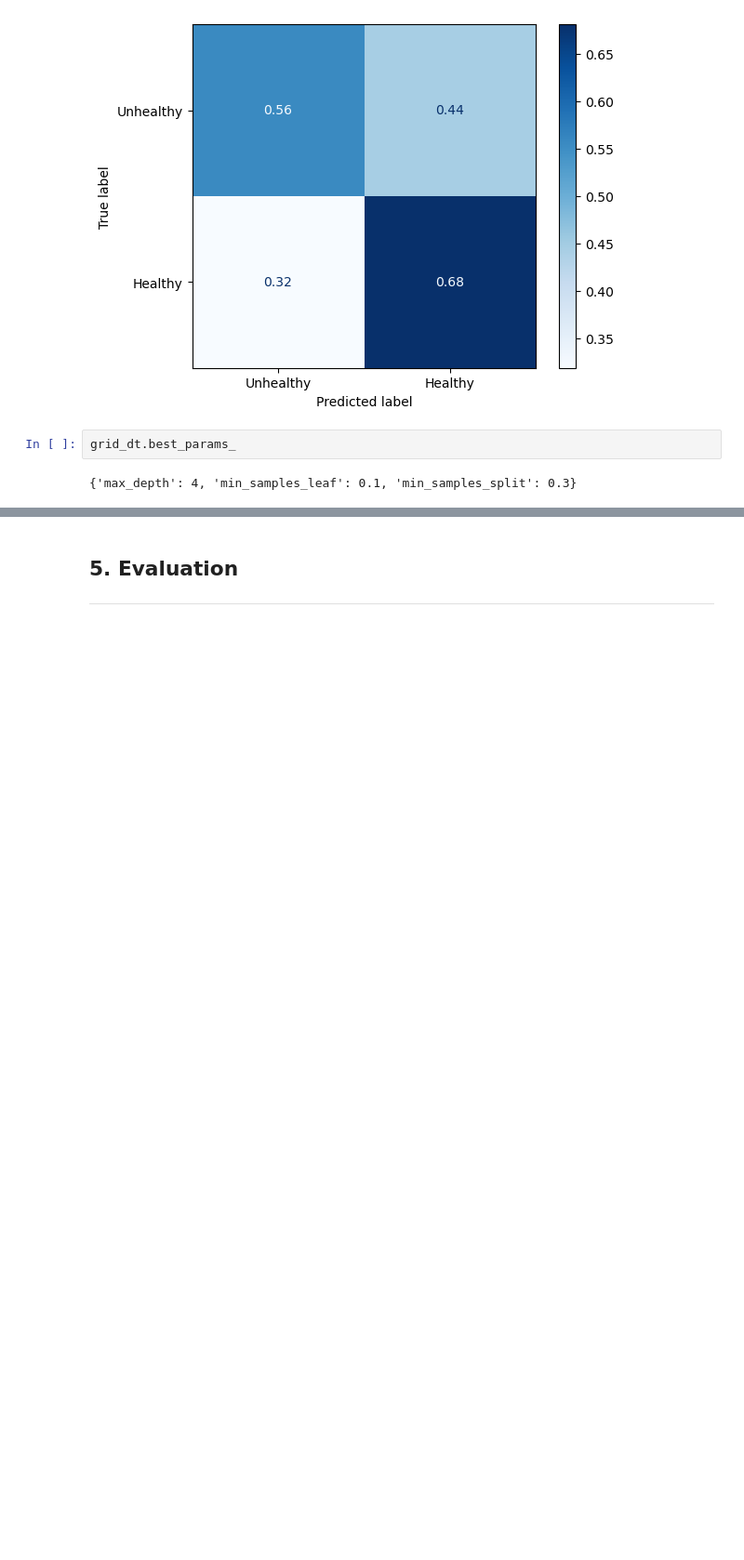
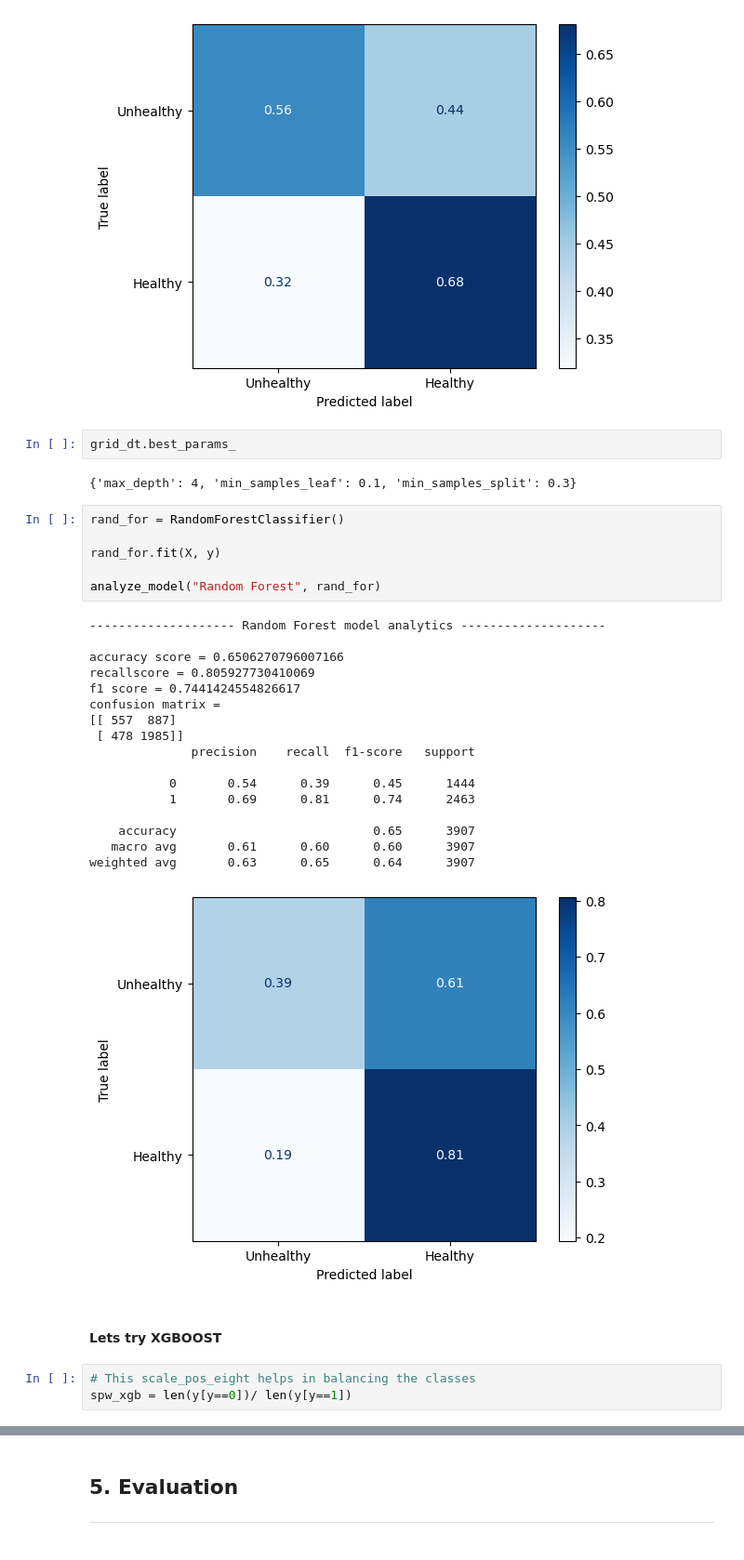
Before and after one commit to Benbellah-Owino/capstone-group3-karu, a Jupyter notebook: notebooks/ben.ipynb, the cells around one changed output, grey strips where cells are left out. Shown at 93% size. Saved outputs shown, nothing was run; the diff lists cells and outputs as text; blank space fills up the shorter version.

```diff
--- a/notebooks/ben.ipynb
+++ b/notebooks/ben.ipynb
@@ -504,3 +549,32 @@ weighted avg       0.64      0.63      0.64      3907
 grid_dt.best_params_
 # %% [output]
 {'max_depth': 4, 'min_samples_leaf': 0.1, 'min_samples_split': 0.3}
+# %%
+rand_for = RandomForestClassifier()
+
+rand_for.fit(X, y)
+
+analyze_model("Random Forest", rand_for)
+# %% [output]
+-------------------- Random Forest model analytics --------------------
+
+accuracy score = 0.6506270796007166
+recallscore = 0.805927730410069
+f1 score = 0.7441424554826617
+confusion matrix =
+[[ 557  887]
+ [ 478 1985]]
+              precision    recall  f1-score   support
+
+           0       0.54      0.39      0.45      1444
+           1       0.69      0.81      0.74      2463
+
+    accuracy                           0.65      3907
+   macro avg       0.61      0.60      0.60      3907
+weighted avg       0.63      0.65      0.64      3907
+[figure, added]
+# %% [markdown]
+#### Lets try XGBOOST
+# %%
+# This scale_pos_eight helps in balancing the classes
+spw_xgb = len(y[y==0])/ len(y[y==1])
```
Also changed, not shown: parts of 26 cells of this notebook, 1 other file.
